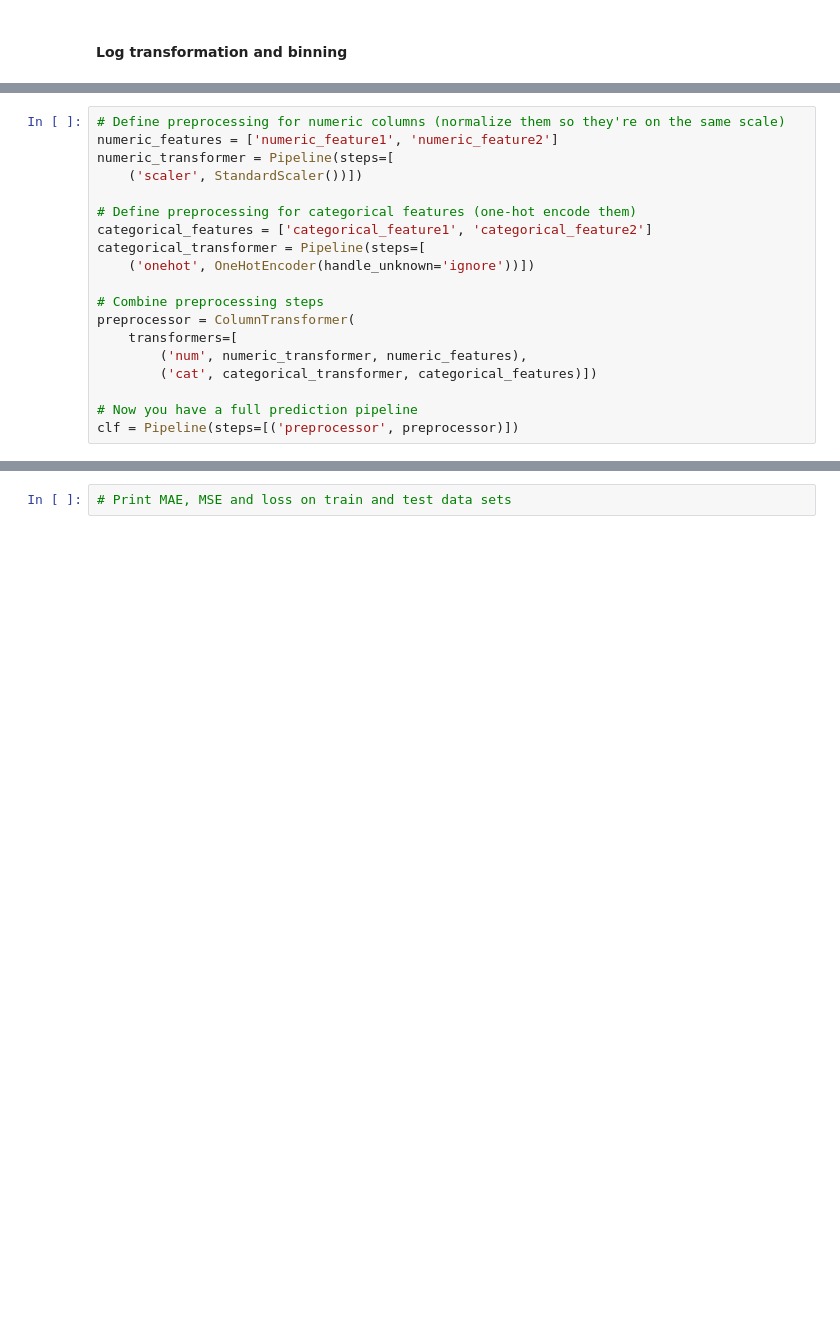
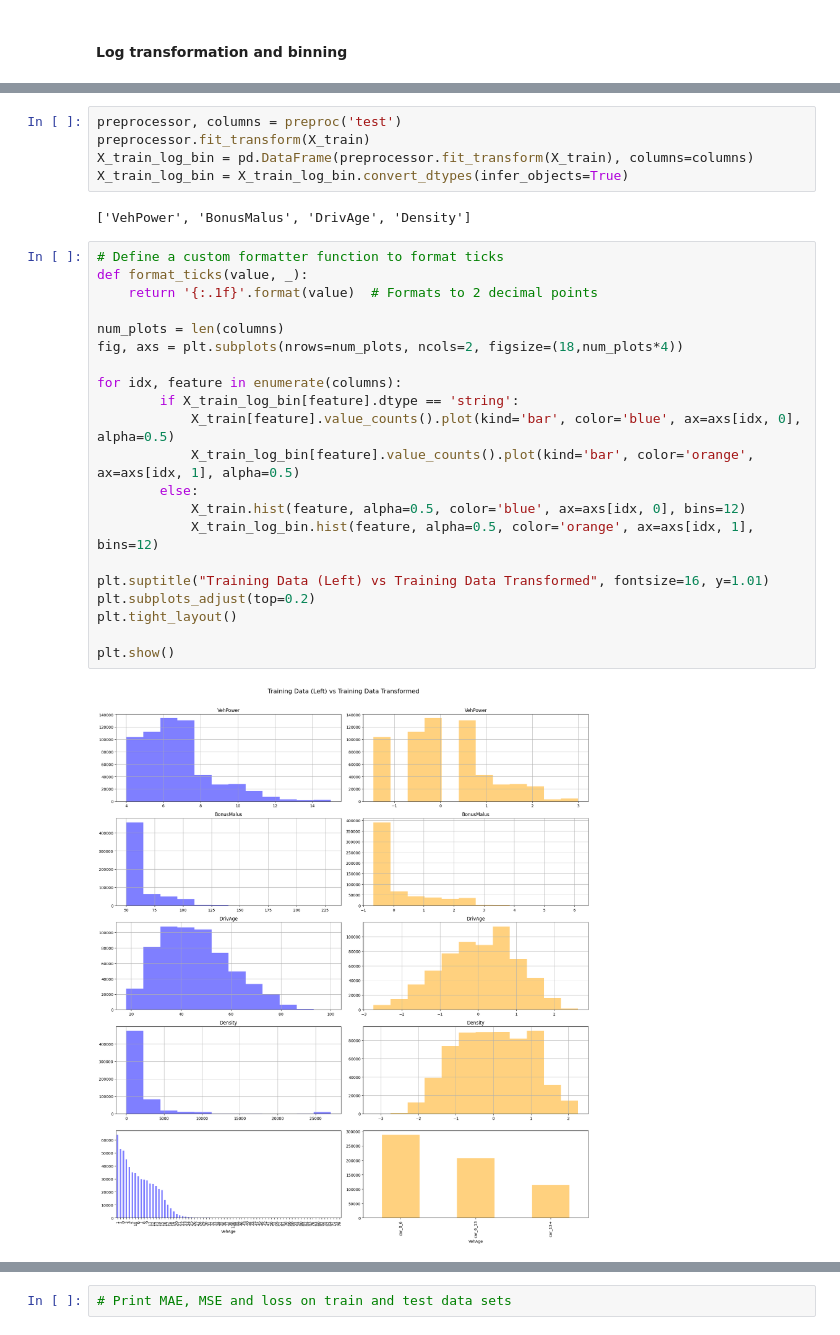
Before and after one commit to tskorkowski/CAS-ML, a Jupyter notebook: sessions/Project_2_Insurance_Claim_Prediction/Project 2 - Template.ipynb, the cells around one changed output, grey strips where cells are left out. Drawn from its saved outputs; the diff is of its cells as text; blank space fills up the shorter version.

```diff
--- a/sessions/Project_2_Insurance_Claim_Prediction/Project 2 - Template.ipynb
+++ b/sessions/Project_2_Insurance_Claim_Prediction/Project 2 - Template.ipynb
@@ -199,19 +145,0 @@ X_transformed.shape
-# %%
-# Define preprocessing for numeric columns (normalize them so they're on the same scale)
-numeric_features = ['numeric_feature1', 'numeric_feature2']
-numeric_transformer = Pipeline(steps=[
-    ('scaler', StandardScaler())])
-
-# Define preprocessing for categorical features (one-hot encode them)
-categorical_features = ['categorical_feature1', 'categorical_feature2']
-categorical_transformer = Pipeline(steps=[
-    ('onehot', OneHotEncoder(handle_unknown='ignore'))])
-
-# Combine preprocessing steps
-preprocessor = ColumnTransformer(
-    transformers=[
-        ('num', numeric_transformer, numeric_features),
-        ('cat', categorical_transformer, categorical_features)])
-
-# Now you have a full prediction pipeline
-clf = Pipeline(steps=[('preprocessor', preprocessor)])
@@ -225,0 +207,30 @@ from sklearn.linear_model import PoissonRegressor
+# %%
+preprocessor, columns = preproc('test')
+preprocessor.fit_transform(X_train)
+X_train_log_bin = pd.DataFrame(preprocessor.fit_transform(X_train), columns=columns)
+X_train_log_bin = X_train_log_bin.convert_dtypes(infer_objects=True)
+# %% [output]
+['VehPower', 'BonusMalus', 'DrivAge', 'Density']
+# %%
+# Define a custom formatter function to format ticks
+def format_ticks(value, _):
+    return '{:.1f}'.format(value)  # Formats to 2 decimal points
+
+num_plots = len(columns)
+fig, axs = plt.subplots(nrows=num_plots, ncols=2, figsize=(18,num_plots*4))
+
+for idx, feature in enumerate(columns):
+        if X_train_log_bin[feature].dtype == 'string':
+            X_train[feature].value_counts().plot(kind='bar', color='blue', ax=axs[idx, 0], alpha=0.5)
+            X_train_log_bin[feature].value_counts().plot(kind='bar', color='orange', ax=axs[idx, 1], alpha=0.5)
+        else:
+            X_train.hist(feature, alpha=0.5, color='blue', ax=axs[idx, 0], bins=12)
+            X_train_log_bin.hist(feature, alpha=0.5, color='orange', ax=axs[idx, 1], bins=12)
+
+plt.suptitle("Training Data (Left) vs Training Data Transformed", fontsize=16, y=1.01)
+plt.subplots_adjust(top=0.2)
+plt.tight_layout()
+
+plt.show()
+# %% [output]
+[figure, added]
```
Also changed, not shown: parts of 35 cells of this notebook.
